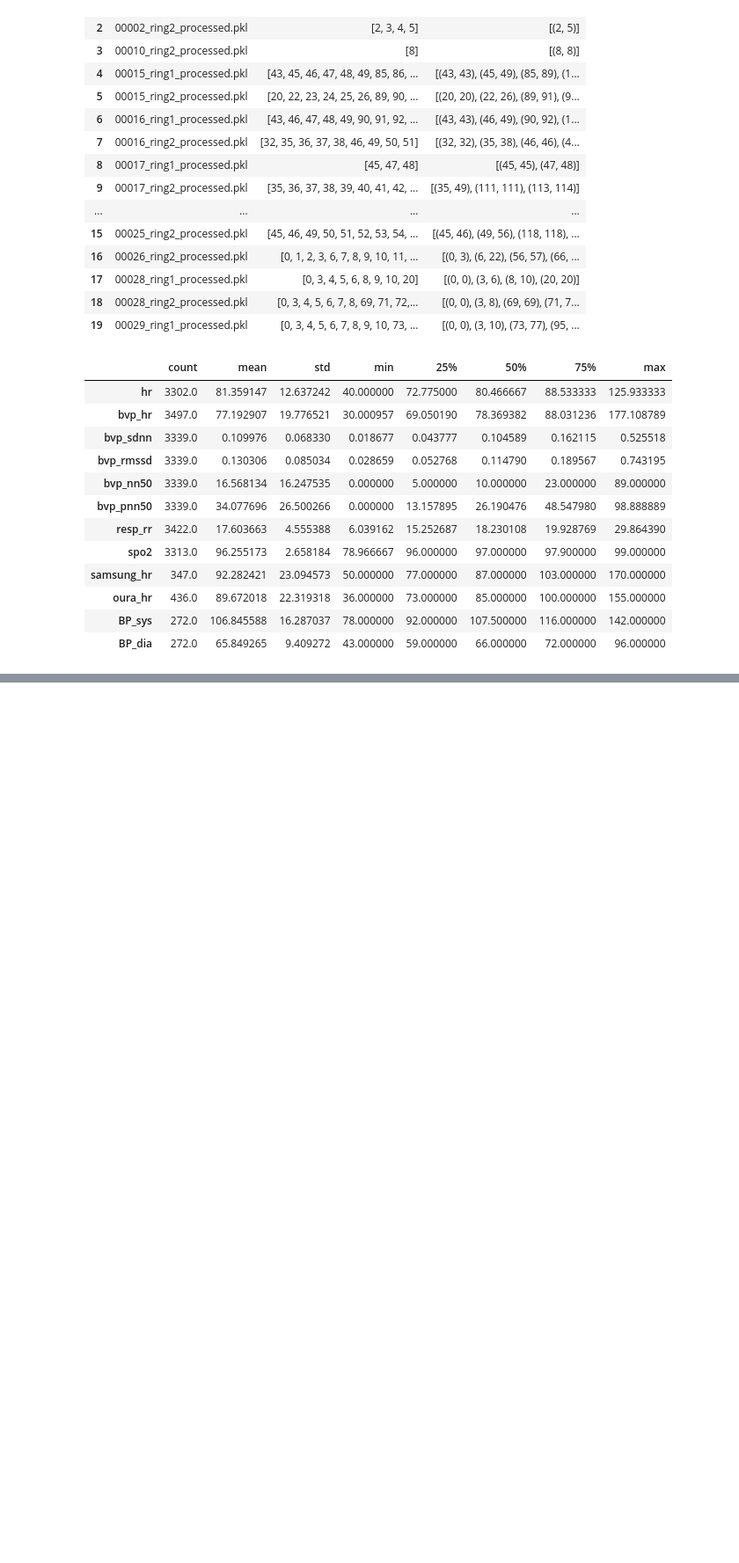
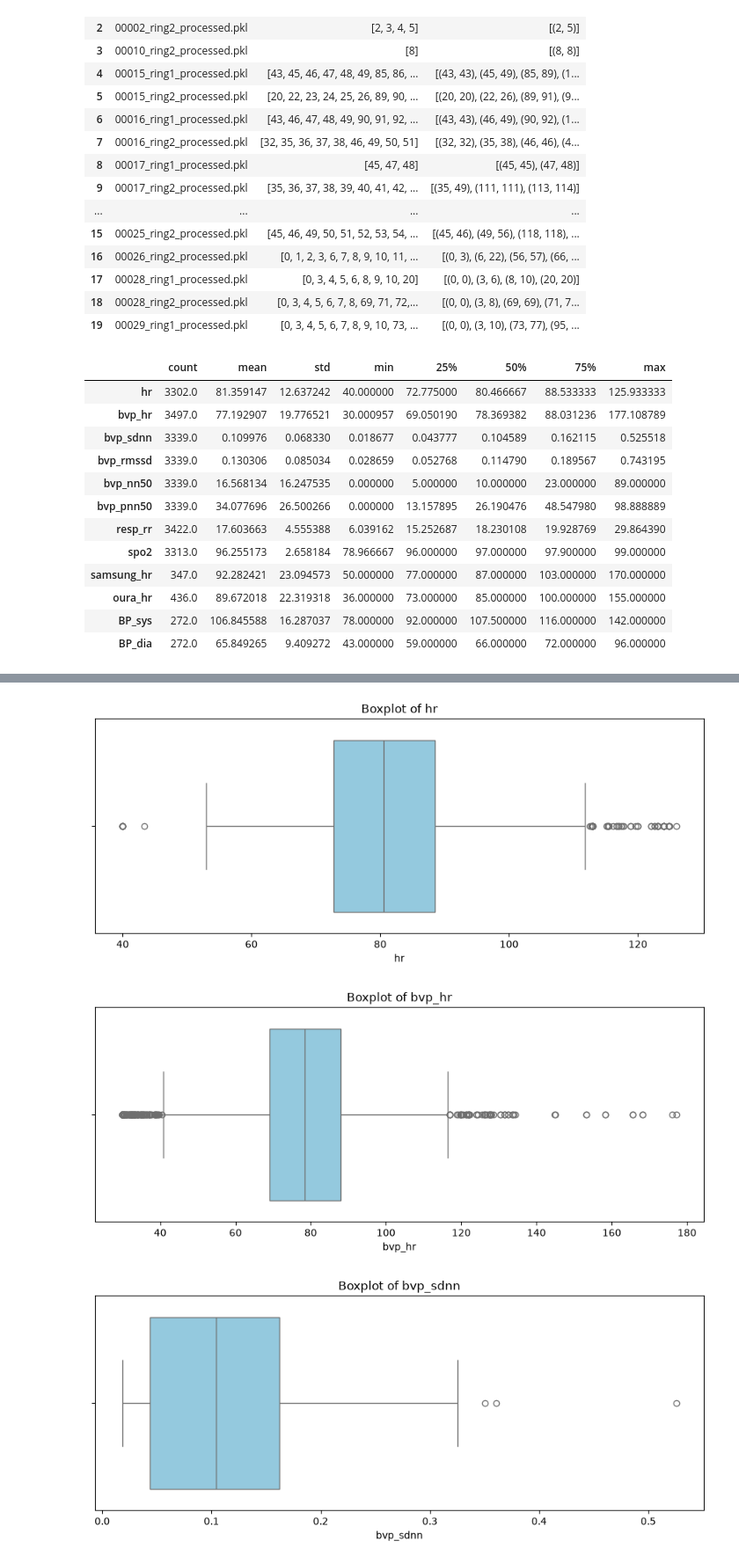
Before and after one commit to ridhii-singhh/Healthcare-Data-Preprocessing, a Jupyter notebook: notebooks/01_Data_Understanding.ipynb, the cells around one changed output, grey strips where cells are left out. Shown at 88% size. Saved outputs shown, nothing was run; the diff lists cells and outputs as text; code cells hidden in the pictures; blank space fills up the shorter version.

Commit message:
Complete data understanding and initial preprocessing analysis

```diff
--- a/notebooks/01_Data_Understanding.ipynb
+++ b/notebooks/01_Data_Understanding.ipynb
@@ -1066,0 +1072,24 @@ display(measurements_df[numeric_columns].describe().T)
+# %%
+
+import numpy as np
+import pandas as pd
+
+validity_results = []
+
+for col in numeric_columns:
+
+    values = measurements_df[col].dropna()
+
+    validity_results.append({
+        "Column": col,
+        "Total_Values": len(values),
+        "Negative_Values": (values < 0).sum(),
+        "Zero_Values": (values == 0).sum(),
+        "Infinite_Values": np.isinf(values).sum(),
+        "Minimum": values.min(),
+        "Maximum": values.max()
+    })
+
+validity_df = pd.DataFrame(validity_results)
+
+display(validity_df)
@@ -1066,0 +1181,22 @@ display(measurements_df[numeric_columns].describe().T)
+# %%
+
+import matplotlib.pyplot as plt
+import seaborn as sns
+
+for col in numeric_columns:
+
+    plt.figure(figsize=(9, 4))
+
+    sns.boxplot(
+        x=measurements_df[col],
+        color="skyblue"
+    )
+
+    plt.title(f"Boxplot of {col}")
+    plt.xlabel(col)
+    plt.tight_layout()
+    plt.show()
+# %% [output]
+[figure, added]
+[figure, added]
+[figure, added]
```
Also changed, not shown: parts of 35 cells of this notebook, 4 other files.
